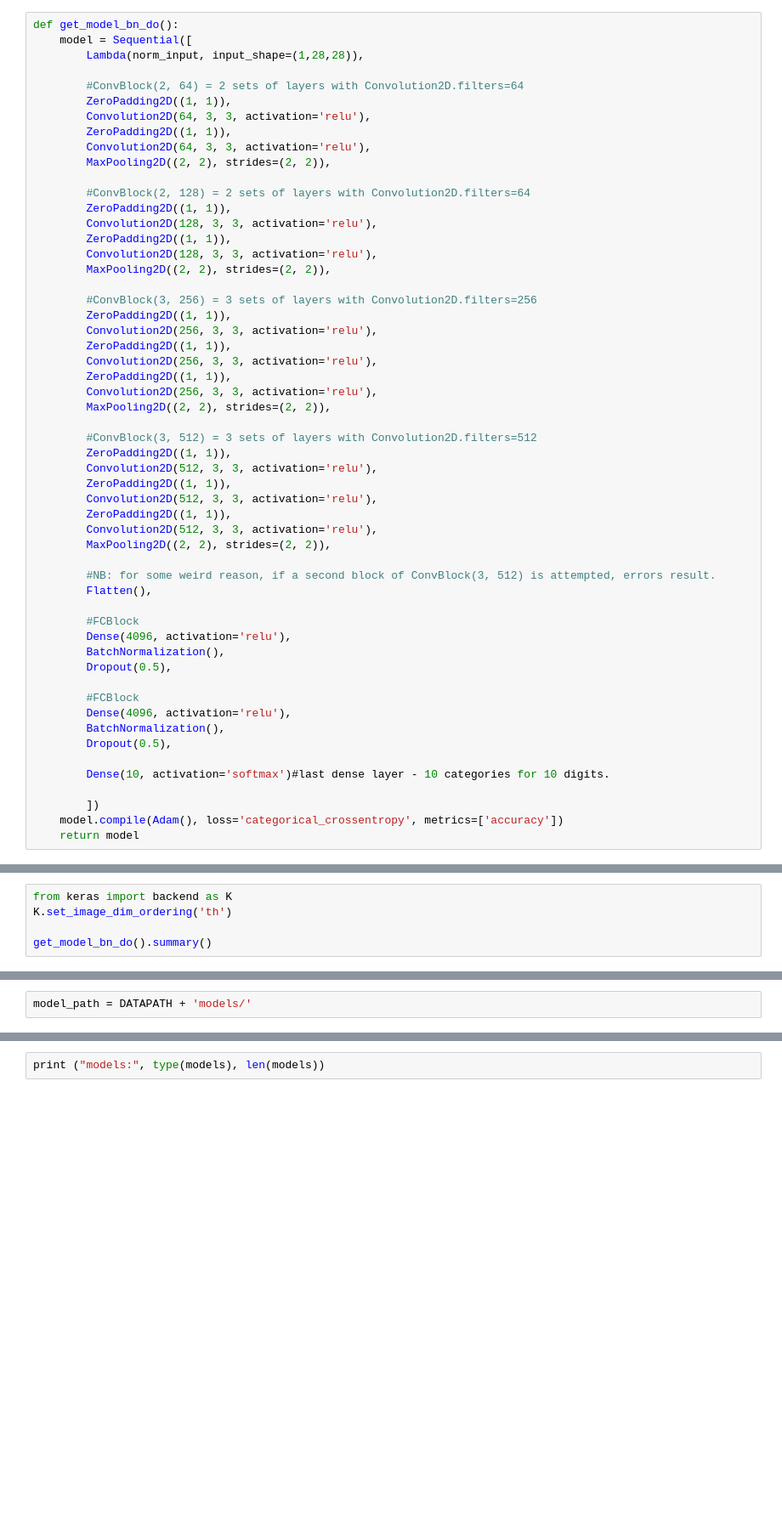
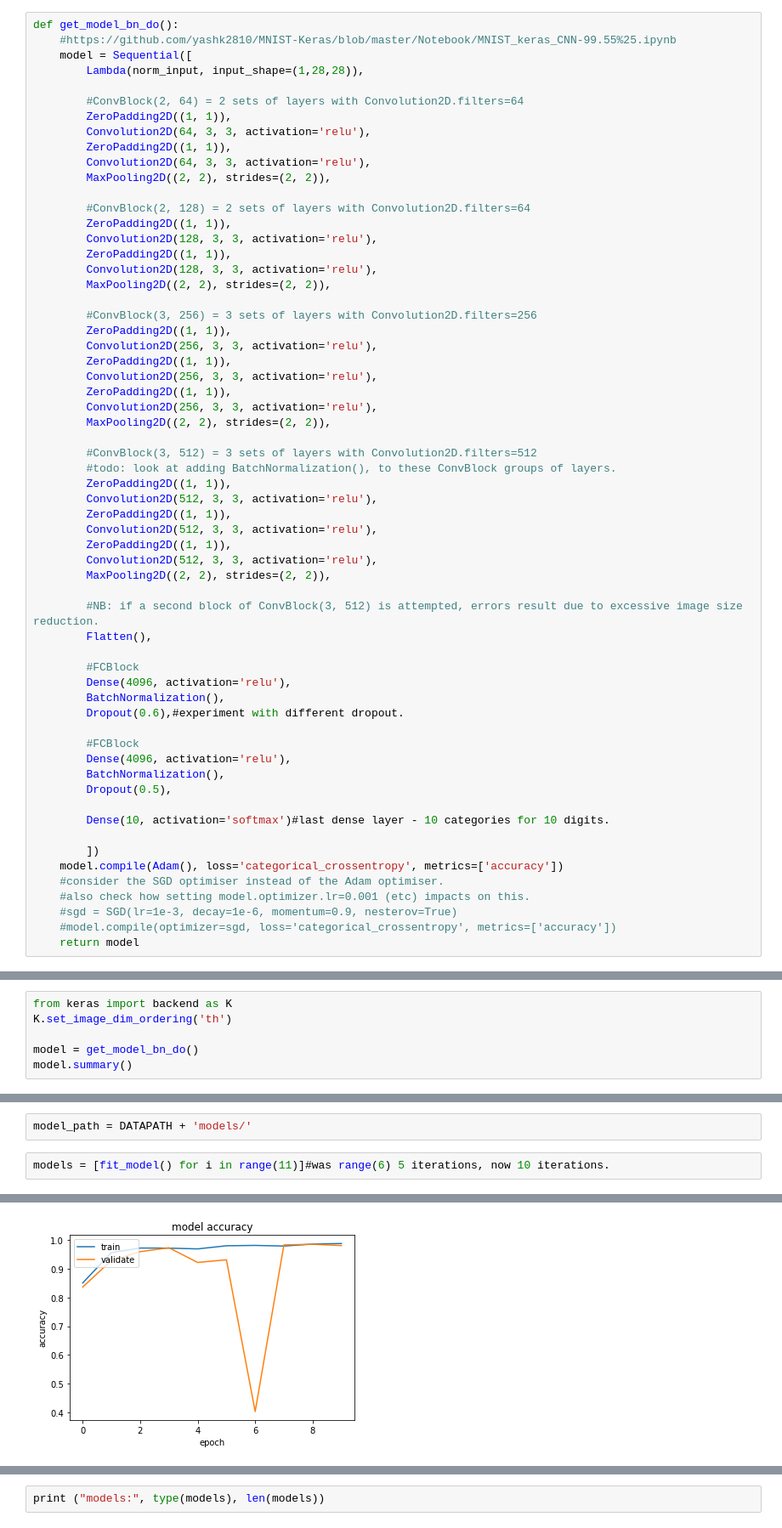
Before and after one commit to aspiringguru/fastai_bmt_reworking, a Jupyter notebook: Kaggle-digit-recognizer/Kaggle_digit_recognizer_1-vgg16-attempt.ipynb, the cells around one changed output, grey strips where cells are left out. Shown: that part at 85% size. Saved outputs shown, nothing was run; the diff lists cells and outputs as text; blank space fills up the shorter version.

```diff
--- a/Kaggle-digit-recognizer/Kaggle_digit_recognizer_1-vgg16-attempt.ipynb
+++ b/Kaggle-digit-recognizer/Kaggle_digit_recognizer_1-vgg16-attempt.ipynb
@@ -204,5 +240,6 @@ os.getcwd: /home/ubuntu/fastai
 # %%
 def get_model_bn_do():
+    #https://github.com/yashk2810/MNIST-Keras/blob/master/Notebook/MNIST_keras_CNN-99.55%25.ipynb
     model = Sequential([
         Lambda(norm_input, input_shape=(1,28,28)),
 
@@ -230,6 +267,7 @@ def get_model_bn_do():
         MaxPooling2D((2, 2), strides=(2, 2)),
 
         #ConvBlock(3, 512) = 3 sets of layers with Convolution2D.filters=512
+        #todo: look at adding BatchNormalization(), to these ConvBlock groups of layers.
         ZeroPadding2D((1, 1)),
         Convolution2D(512, 3, 3, activation='relu'),
         ZeroPadding2D((1, 1)),
@@ -238,13 +276,13 @@ def get_model_bn_do():
         Convolution2D(512, 3, 3, activation='relu'),
         MaxPooling2D((2, 2), strides=(2, 2)),
 
-        #NB: for some weird reason, if a second block of ConvBlock(3, 512) is attempted, errors result.
+        #NB: if a second block of ConvBlock(3, 512) is attempted, errors result due to excessive image size reduction.
         Flatten(),
 
         #FCBlock
         Dense(4096, activation='relu'),
         BatchNormalization(),
-        Dropout(0.5),
+        Dropout(0.6),#experiment with different dropout.
 
         #FCBlock
         Dense(4096, activation='relu'),
@@ -255,4 +293,8 @@ def get_model_bn_do():
 
         ])
     model.compile(Adam(), loss='categorical_crossentropy', metrics=['accuracy'])
+    #consider the SGD optimiser instead of the Adam optimiser.
+    #also check how setting model.optimizer.lr=0.001 (etc) impacts on this.
+    #sgd = SGD(lr=1e-3, decay=1e-6, momentum=0.9, nesterov=True)
+    #model.compile(optimizer=sgd, loss='categorical_crossentropy', metrics=['accuracy'])
     return model
@@ -260,7 +306,8 @@ def get_model_bn_do():
 from keras import backend as K
 K.set_image_dim_ordering('th')
 
-get_model_bn_do().summary()
+model = get_model_bn_do()
+model.summary()
 # %% [output]
 ____________________________________________________________________________________________________
 Layer (type)                     Output Shape          Param #     Connected to
@@ -387,2 +440,5 @@ val_loss : 0.0795871829959
 # %%
 model_path = DATAPATH + 'models/'
+# %%
+models = [fit_model() for i in range(11)]#was range(6) 5 iterations, now 10 iterations.
+# %% [output]
@@ -388,0 +462 @@ model_path = DATAPATH + 'models/'
+[figure, added]
```
Also changed, not shown: parts of 23 cells of this notebook, 6 other files.
